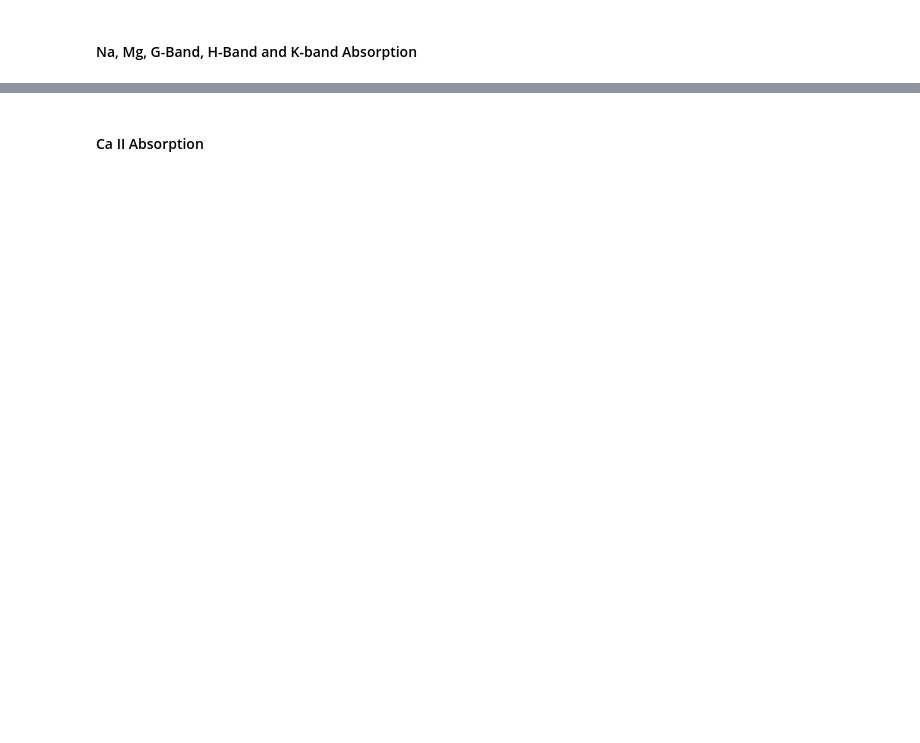
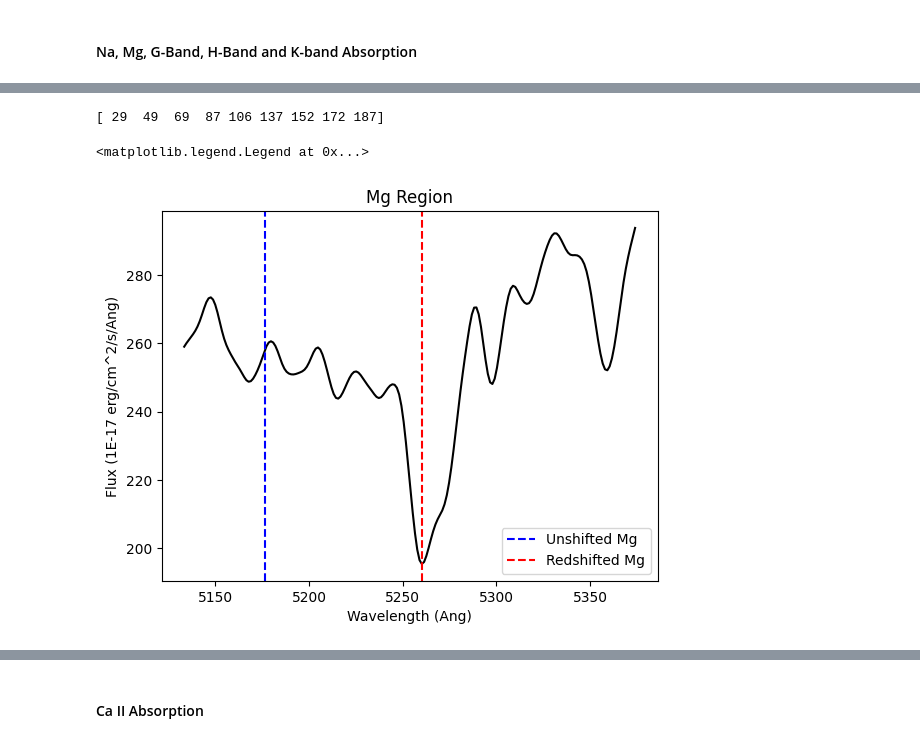
Before and after one commit to pie-tras/ASTR3800Final, a Jupyter notebook: pietras_final_project.ipynb, the cells around one changed output, grey strips where cells are left out. Cells and saved outputs as stored; diff of their text form; code cells hidden in the pictures; blank space fills up the shorter version.

```diff
--- a/pietras_final_project.ipynb
+++ b/pietras_final_project.ipynb
@@ -365,18 +365,22 @@ plt.legend()
 # %%
 # Mg
 
-# max_values = scipy.signal.argrelmin(smoothed_flux[1850:2050])[0] # index = 5
-# print(max_values)
+min_values = scipy.signal.argrelmin(smoothed_flux[1300:1500])[0] # index = 4
+print(min_values)
 
-# shift_Na = wavelength[1850:2050][max_values[5]]
+shift_Mg = wavelength[1300:1500][min_values[4]]
 
-plt.plot(wavelength[1850:2050], smoothed_flux[1850:2050], color = 'black')
+plt.plot(wavelength[1300:1500], smoothed_flux[1300:1500], color = 'black')
 
-plt.axvline(NA, linestyle= '--', label = 'Na unshifted', color = 'blue')
+plt.axvline(MG, linestyle= '--', label = 'Unshifted Mg', color = 'blue')
 
-# plt.axvline(shift_Na, linestyle= '--', label = 'Redshifted H-Alpha', color = 'orange')
+plt.axvline(shift_Mg, linestyle= '--', label = 'Redshifted Mg', color = 'red')
 
 plt.xlabel("Wavelength (Ang)")
 plt.ylabel("Flux (1E-17 erg/cm^2/s/Ang)")
-plt.title("Na Region")
+plt.title("Mg Region")
 plt.legend()
+# %% [output]
+[ 29  49  69  87 106 137 152 172 187]
+<matplotlib.legend.Legend at 0x...>
+[figure, added]
```
Also changed, not shown: parts of 7 cells of this notebook.
